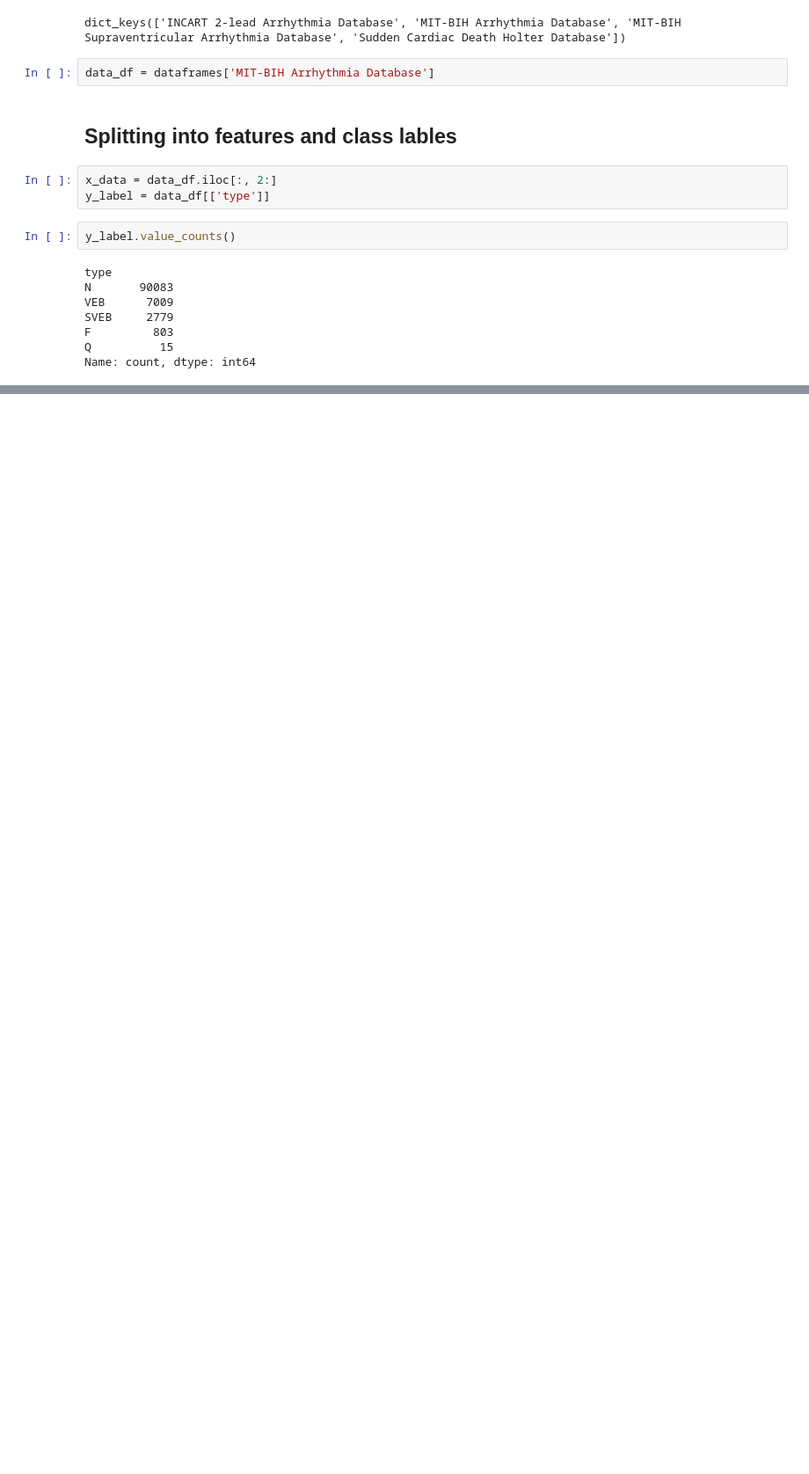
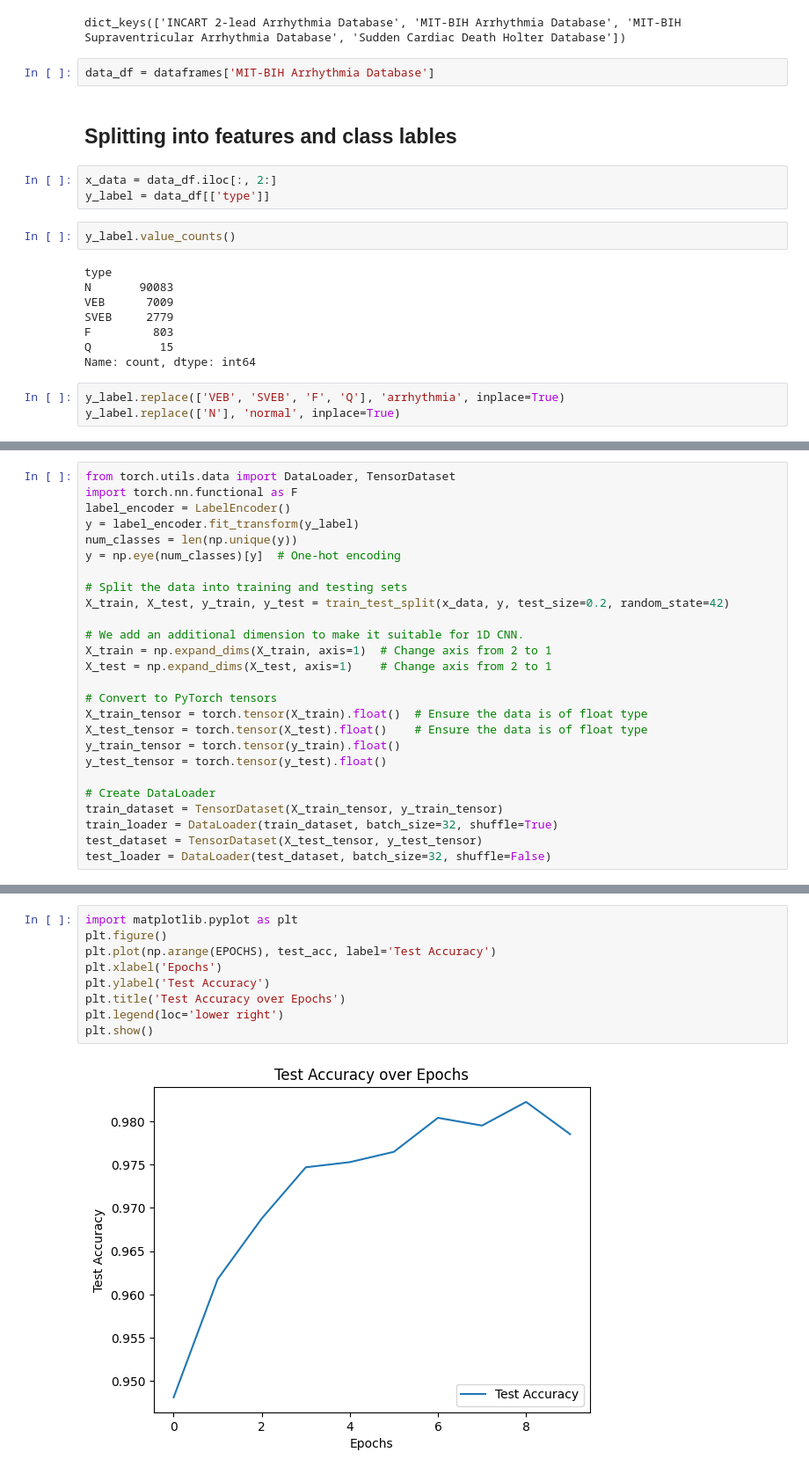
Before and after one commit to RandallCher/Neural-Networks-Project, a Jupyter notebook: main.ipynb, the cells around one changed output, grey strips where cells are left out. Shown at 88% size. Cells and saved outputs as stored; diff of their text form; blank space fills up the shorter version.

Commit message:
cnn training

```diff
--- a/main.ipynb
+++ b/main.ipynb
@@ -58,3 +63,6 @@ SVEB     2779
 F         803
 Q          15
 Name: count, dtype: int64
+# %%
+y_label.replace(['VEB', 'SVEB', 'F', 'Q'], 'arrhythmia', inplace=True)
+y_label.replace(['N'], 'normal', inplace=True)
@@ -60,0 +109,26 @@ Name: count, dtype: int64
+# %%
+from torch.utils.data import DataLoader, TensorDataset
+import torch.nn.functional as F
+label_encoder = LabelEncoder()
+y = label_encoder.fit_transform(y_label)
+num_classes = len(np.unique(y))
+y = np.eye(num_classes)[y]  # One-hot encoding
+
+# Split the data into training and testing sets
+X_train, X_test, y_train, y_test = train_test_split(x_data, y, test_size=0.2, random_state=42)
+
+# We add an additional dimension to make it suitable for 1D CNN.
+X_train = np.expand_dims(X_train, axis=1)  # Change axis from 2 to 1
+X_test = np.expand_dims(X_test, axis=1)    # Change axis from 2 to 1
+
+# Convert to PyTorch tensors
+X_train_tensor = torch.tensor(X_train).float()  # Ensure the data is of float type
+X_test_tensor = torch.tensor(X_test).float()    # Ensure the data is of float type
+y_train_tensor = torch.tensor(y_train).float()
+y_test_tensor = torch.tensor(y_test).float()
+
+# Create DataLoader
+train_dataset = TensorDataset(X_train_tensor, y_train_tensor)
+train_loader = DataLoader(train_dataset, batch_size=32, shuffle=True)
+test_dataset = TensorDataset(X_test_tensor, y_test_tensor)
+test_loader = DataLoader(test_dataset, batch_size=32, shuffle=False)
@@ -60,0 +204,11 @@ Name: count, dtype: int64
+# %%
+import matplotlib.pyplot as plt
+plt.figure()
+plt.plot(np.arange(EPOCHS), test_acc, label='Test Accuracy')
+plt.xlabel('Epochs')
+plt.ylabel('Test Accuracy')
+plt.title('Test Accuracy over Epochs')
+plt.legend(loc='lower right')
+plt.show()
+# %% [output]
+[figure, added]
```
Also changed, not shown: parts of 8 cells of this notebook, 2 other files.
